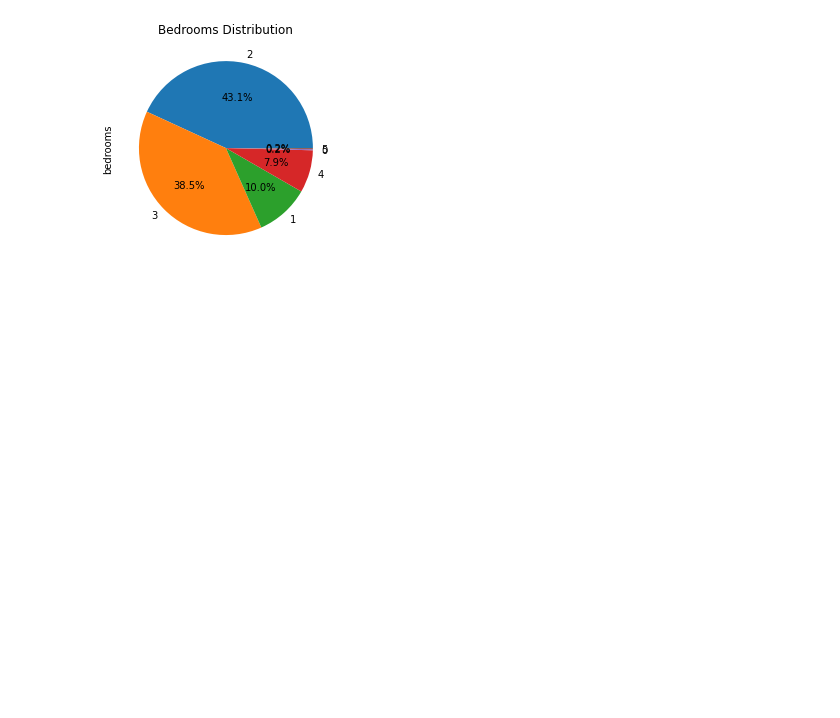
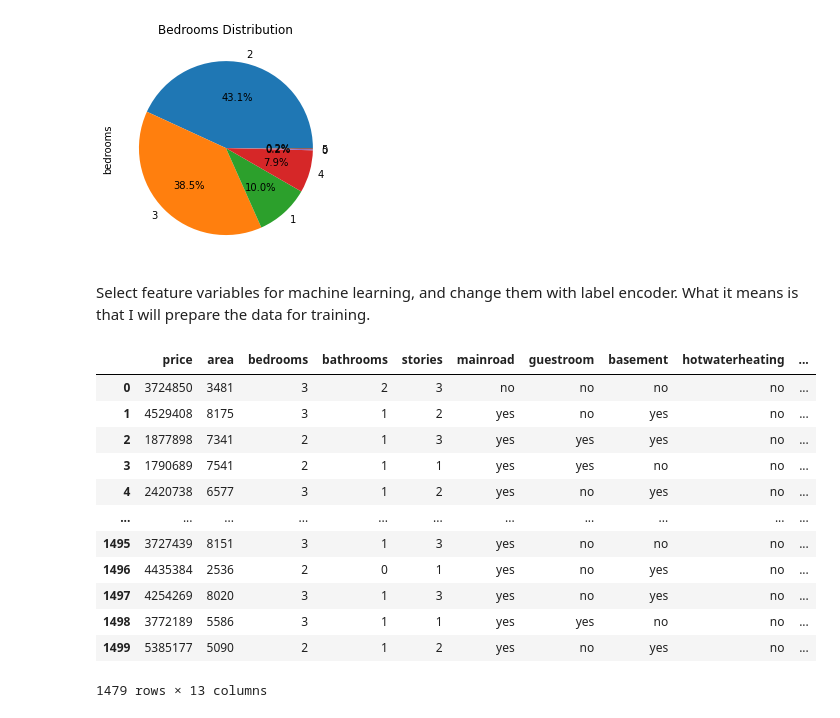
Before and after one commit to halchemylab/Housing-Prices-Machine-Learning-Project, a Jupyter notebook: analysis.ipynb, the cells around one changed output. Drawn from its saved outputs; the diff is of its cells as text; code cells hidden in the pictures; blank space fills up the shorter version.

Commit message:
- Set up training data set for machine learning

```diff
--- a/analysis.ipynb
+++ b/analysis.ipynb
@@ -226,3 +226,22 @@ plt.title("Bedrooms Distribution")
 plt.show()
 # %% [output]
 [figure]
+# %% [markdown]
+Select feature variables for machine learning, and change them with label encoder.
+What it means is that I will prepare the data for training.
+# %%
+df
+# %% [output]
+|  | price | area | bedrooms | bathrooms | stories | mainroad | guestroom | basement | hotwaterheating | ... |
+| 0 | 3724850 | 3481 | 3 | 2 | 3 | no | no | no | no | ... |
+| 1 | 4529408 | 8175 | 3 | 1 | 2 | yes | no | yes | no | ... |
+| 2 | 1877898 | 7341 | 2 | 1 | 3 | yes | yes | yes | no | ... |
+| 3 | 1790689 | 7541 | 2 | 1 | 1 | yes | yes | no | no | ... |
+| 4 | 2420738 | 6577 | 3 | 1 | 2 | yes | no | yes | no | ... |
+| ... | ... | ... | ... | ... | ... | ... | ... | ... | ... | ... |
+| 1495 | 3727439 | 8151 | 3 | 1 | 3 | yes | no | no | no | ... |
+| 1496 | 4435384 | 2536 | 2 | 0 | 1 | yes | no | yes | no | ... |
+| 1497 | 4254269 | 8020 | 3 | 1 | 3 | yes | no | yes | no | ... |
+| 1498 | 3772189 | 5586 | 3 | 1 | 1 | yes | yes | no | no | ... |
+| 1499 | 5385177 | 5090 | 2 | 1 | 2 | yes | no | yes | no | ... |
+1479 rows × 13 columns
```
Also changed, not shown: parts of 8 cells of this notebook.
